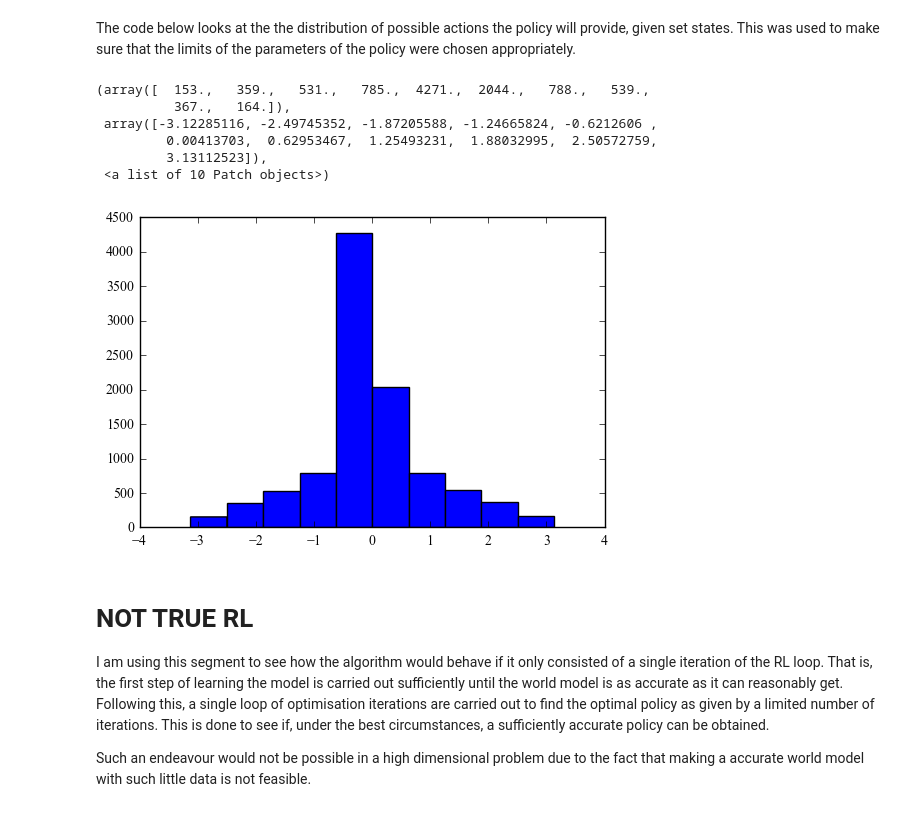
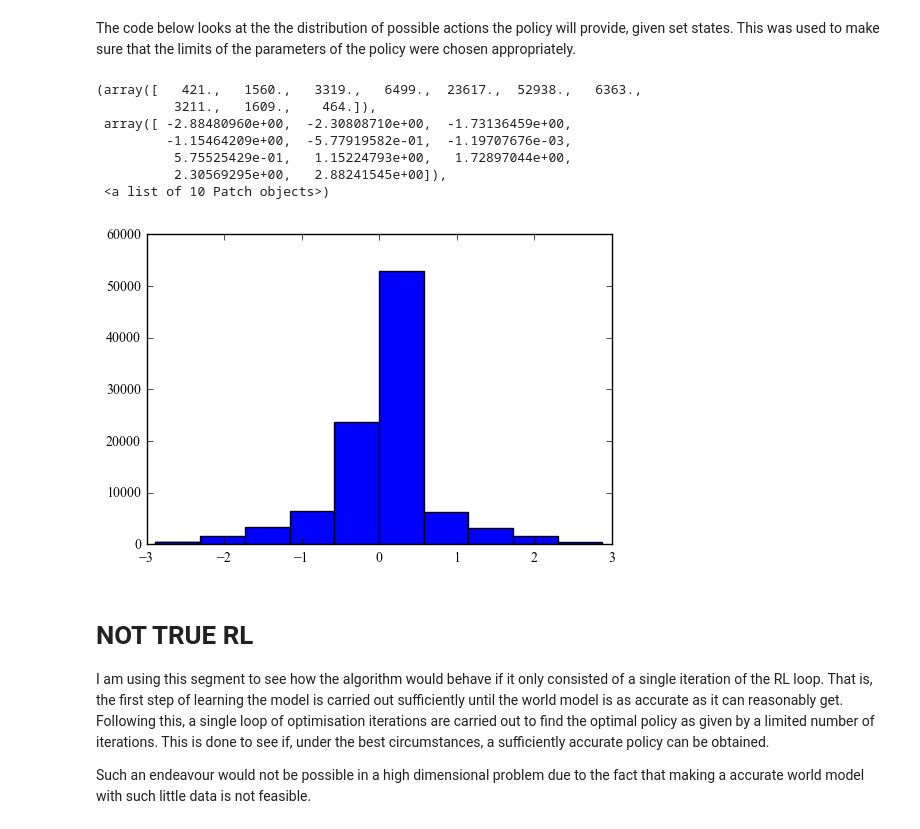
Before and after one commit to janithpet/FYP, a Jupyter notebook: Code/Semester1/toy_data/toy_data_nonlinear_RBF.ipynb, the cells around one changed output. Saved outputs shown, nothing was run; the diff lists cells and outputs as text; code cells hidden in the pictures.

```diff
--- a/Code/Semester1/toy_data/toy_data_nonlinear_RBF.ipynb
+++ b/Code/Semester1/toy_data/toy_data_nonlinear_RBF.ipynb
@@ -47,27 +47,28 @@ The code below looks at the the distribution of possible actions the policy will
 # %%
 
 number_to_plot = np.array([[0]])
 
-for i in range(10000):
+for i in range(100000):
 
-    current_state = np.array([[31]])
+    current_state = np.array([[150]])
 
-    policyBounds = np.array([1,75,100,1,75,100,1,100,100])
+    policyBounds = np.array([1,100,200,1,100,200,1,100,200])
     policyParameters =  np.random.uniform(low = -policyBounds, high = policyBounds)
     policyParameters = np.reshape(policyParameters,([1,9]))
 
     action = action_from_policy(policyParameters, current_state)
     action = np.array([[action]])
     number_to_plot = np.append(number_to_plot, action, axis=0)
 plt.hist(number_to_plot)
 # %% [output]
-(array([  153.,   359.,   531.,   785.,  4271.,  2044.,   788.,   539.,
-          367.,   164.]),
- array([-3.12285116, -2.49745352, -1.87205588, -1.24665824, -0.6212606 ,
-         0.00413703,  0.62953467,  1.25493231,  1.88032995,  2.50572759,
-         3.13112523]),
+(array([   421.,   1560.,   3319.,   6499.,  23617.,  52938.,   6363.,
+          3211.,   1609.,    464.]),
+ array([ -2.88480960e+00,  -2.30808710e+00,  -1.73136459e+00,
+         -1.15464209e+00,  -5.77919582e-01,  -1.19707676e-03,
+          5.75525429e-01,   1.15224793e+00,   1.72897044e+00,
+          2.30569295e+00,   2.88241545e+00]),
  <a list of 10 Patch objects>)
-[figure, old version]
+[figure, new version]
 # %%
 def objective_function(policyParameters):
 
```
Also changed, not shown: 10 other files.
